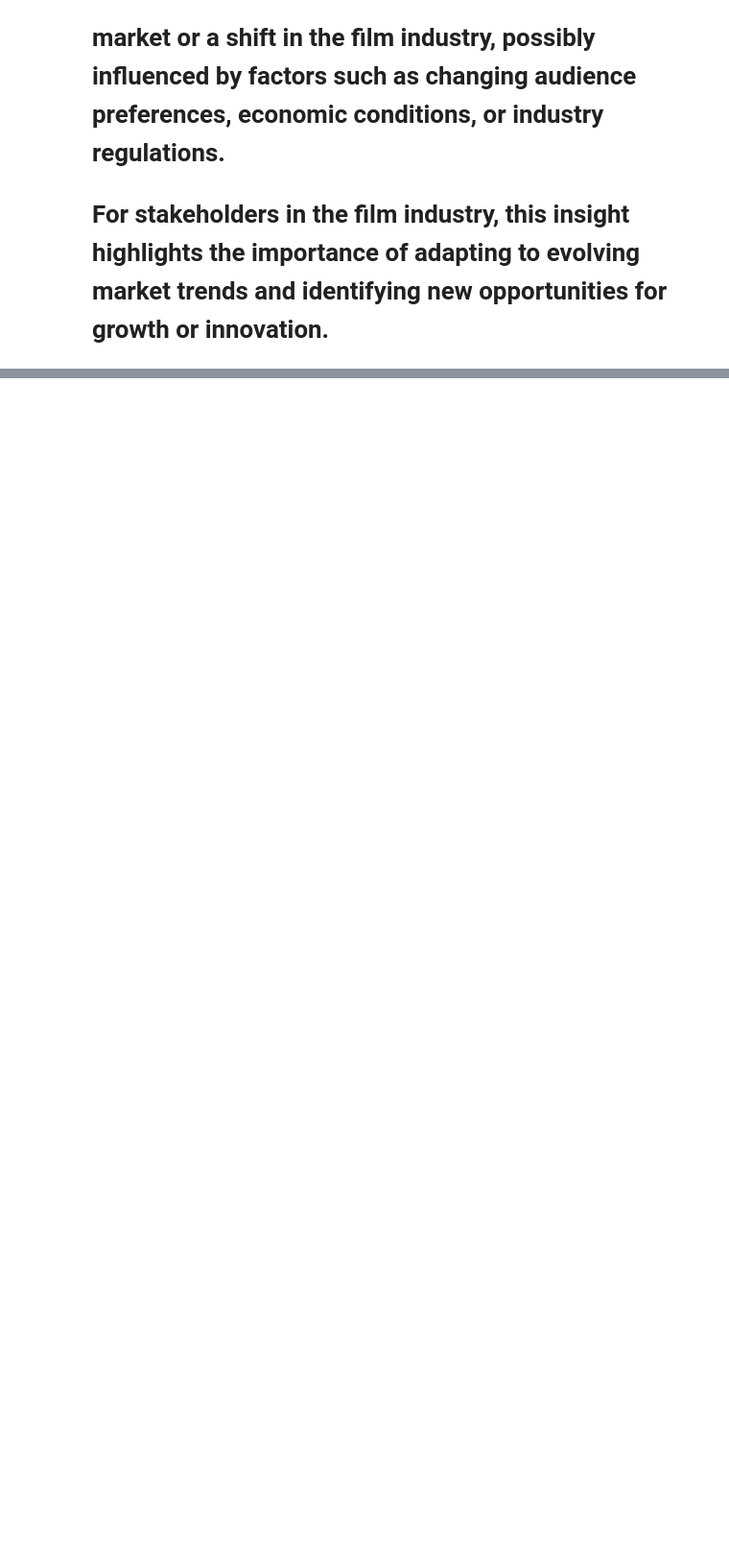
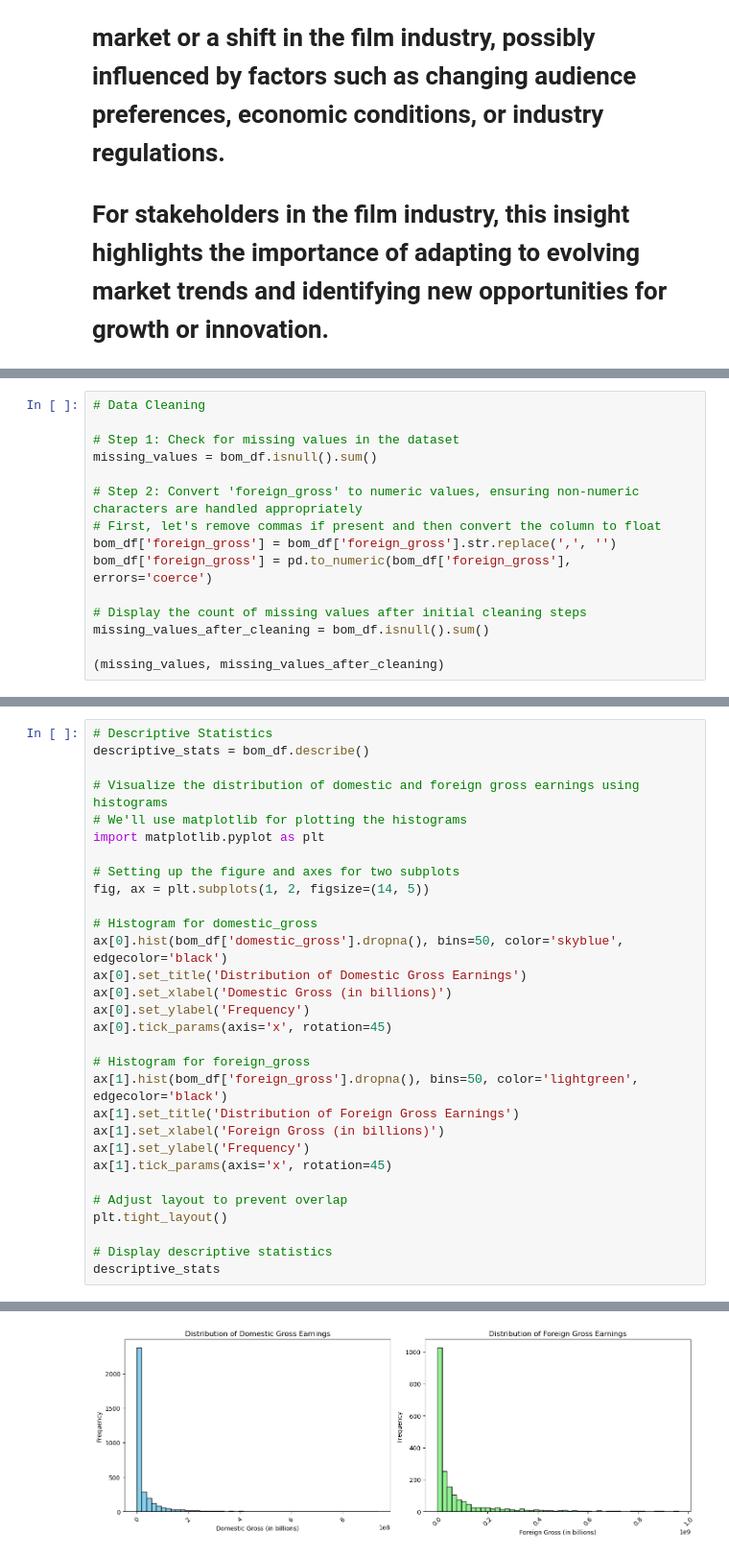
Before and after one commit to Muthama42/phase-1-project, a Jupyter notebook: student.ipynb, the cells around one changed output, grey strips where cells are left out. Shown at 96% size. Drawn from its saved outputs; the diff is of its cells as text; blank space fills up the shorter version.

```diff
--- a/student.ipynb
+++ b/student.ipynb
@@ -289,0 +319,15 @@ Interpretation of the Line Plot:
+# %%
+# Data Cleaning
+
+# Step 1: Check for missing values in the dataset
+missing_values = bom_df.isnull().sum()
+
+# Step 2: Convert 'foreign_gross' to numeric values, ensuring non-numeric characters are handled appropriately
+# First, let's remove commas if present and then convert the column to float
+bom_df['foreign_gross'] = bom_df['foreign_gross'].str.replace(',', '')
+bom_df['foreign_gross'] = pd.to_numeric(bom_df['foreign_gross'], errors='coerce')
+
+# Display the count of missing values after initial cleaning steps
+missing_values_after_cleaning = bom_df.isnull().sum()
+
+(missing_values, missing_values_after_cleaning)
@@ -289,0 +359,31 @@ Interpretation of the Line Plot:
+# %%
+# Descriptive Statistics
+descriptive_stats = bom_df.describe()
+
+# Visualize the distribution of domestic and foreign gross earnings using histograms
+# We'll use matplotlib for plotting the histograms
+import matplotlib.pyplot as plt
+
+# Setting up the figure and axes for two subplots
+fig, ax = plt.subplots(1, 2, figsize=(14, 5))
+
+# Histogram for domestic_gross
+ax[0].hist(bom_df['domestic_gross'].dropna(), bins=50, color='skyblue', edgecolor='black')
+ax[0].set_title('Distribution of Domestic Gross Earnings')
+ax[0].set_xlabel('Domestic Gross (in billions)')
+ax[0].set_ylabel('Frequency')
+ax[0].tick_params(axis='x', rotation=45)
+
+# Histogram for foreign_gross
+ax[1].hist(bom_df['foreign_gross'].dropna(), bins=50, color='lightgreen', edgecolor='black')
+ax[1].set_title('Distribution of Foreign Gross Earnings')
+ax[1].set_xlabel('Foreign Gross (in billions)')
+ax[1].set_ylabel('Frequency')
+ax[1].tick_params(axis='x', rotation=45)
+
+# Adjust layout to prevent overlap
+plt.tight_layout()
+
+# Display descriptive statistics
+descriptive_stats
+# %% [output]
@@ -289,0 +399 @@ Interpretation of the Line Plot:
+[figure, added]
```
Also changed, not shown: parts of 15 cells of this notebook.
